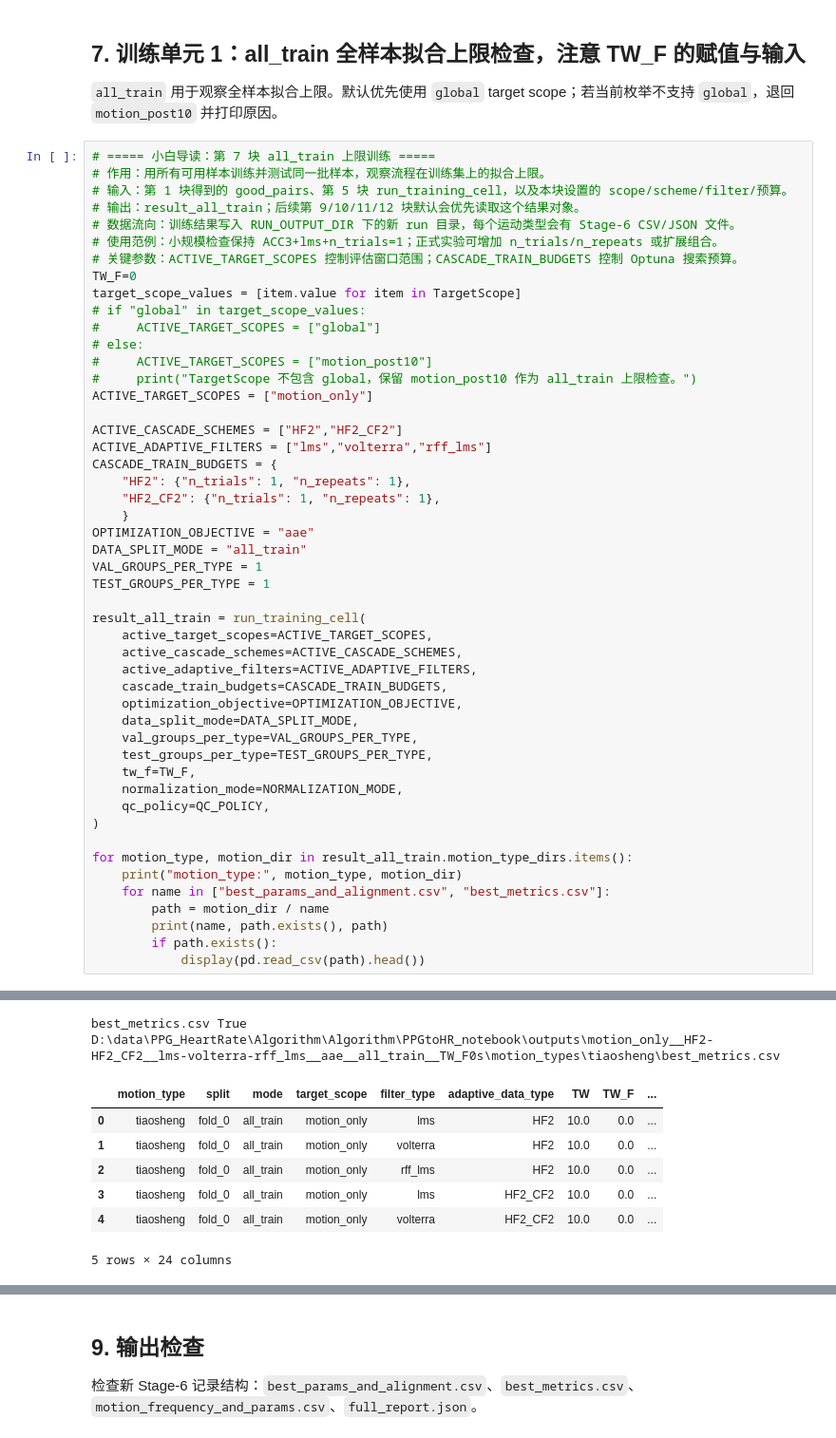
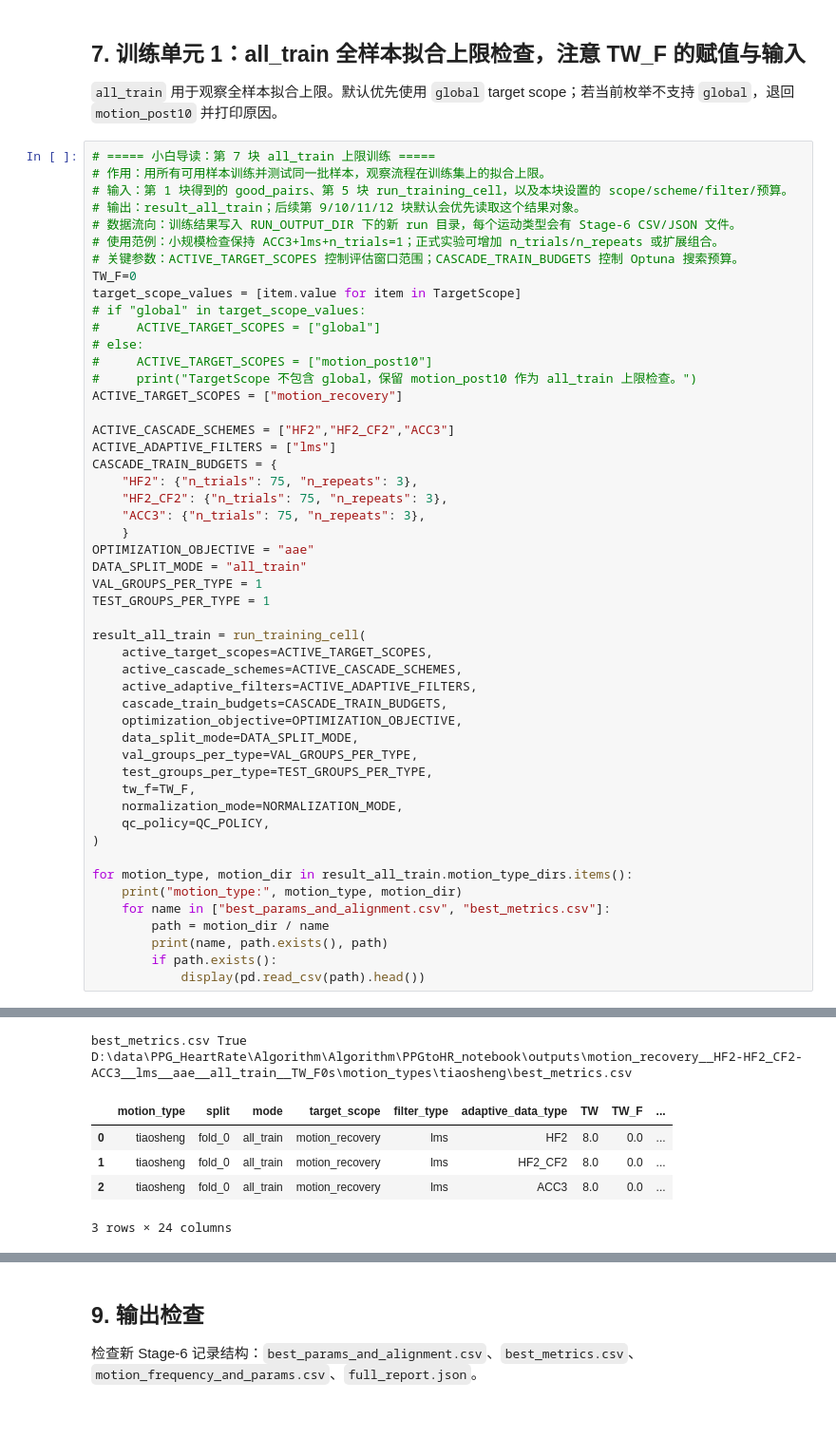
Before and after one commit to Scp-918/python_notebook_base3, a Jupyter notebook: notebooks/run_batch_adaptive_protocol.ipynb, the cells around one changed output, grey strips where cells are left out. Shown at 95% size. Saved outputs shown, nothing was run; the diff lists cells and outputs as text.

```diff
--- a/notebooks/run_batch_adaptive_protocol.ipynb
+++ b/notebooks/run_batch_adaptive_protocol.ipynb
@@ -725,13 +725,14 @@ target_scope_values = [item.value for item in TargetScope]
 # else:
 #     ACTIVE_TARGET_SCOPES = ["motion_post10"]
 #     print("TargetScope 不包含 global，保留 motion_post10 作为 all_train 上限检查。")
-ACTIVE_TARGET_SCOPES = ["motion_only"]
+ACTIVE_TARGET_SCOPES = ["motion_recovery"]
 
-ACTIVE_CASCADE_SCHEMES = ["HF2","HF2_CF2"]
-ACTIVE_ADAPTIVE_FILTERS = ["lms","volterra","rff_lms"]
+ACTIVE_CASCADE_SCHEMES = ["HF2","HF2_CF2","ACC3"]
+ACTIVE_ADAPTIVE_FILTERS = ["lms"]
 CASCADE_TRAIN_BUDGETS = {
-    "HF2": {"n_trials": 1, "n_repeats": 1},
-    "HF2_CF2": {"n_trials": 1, "n_repeats": 1},
+    "HF2": {"n_trials": 75, "n_repeats": 3},
+    "HF2_CF2": {"n_trials": 75, "n_repeats": 3},
+    "ACC3": {"n_trials": 75, "n_repeats": 3},
     }
 OPTIMIZATION_OBJECTIVE = "aae"
 DATA_SPLIT_MODE = "all_train"
@@ -787,9 +786,7 @@ best_params_and_alignment.csv True D:\data\PPG_HeartRate\Algorithm\Algorithm\PPG
-best_metrics.csv True D:\data\PPG_HeartRate\Algorithm\Algorithm\PPGtoHR_notebook\outputs\motion_only__HF2-HF2_CF2__lms-volterra-rff_lms__aae__all_train__TW_F0s\motion_types\tiaosheng\best_metrics.csv
+best_metrics.csv True D:\data\PPG_HeartRate\Algorithm\Algorithm\PPGtoHR_notebook\outputs\motion_recovery__HF2-HF2_CF2-ACC3__lms__aae__all_train__TW_F0s\motion_types\tiaosheng\best_metrics.csv
 |  | motion_type | split | mode | target_scope | filter_type | adaptive_data_type | TW | TW_F | ... |
-| 0 | tiaosheng | fold_0 | all_train | motion_only | lms | HF2 | 10.0 | 0.0 | ... |
-| 1 | tiaosheng | fold_0 | all_train | motion_only | volterra | HF2 | 10.0 | 0.0 | ... |
-| 2 | tiaosheng | fold_0 | all_train | motion_only | rff_lms | HF2 | 10.0 | 0.0 | ... |
-| 3 | tiaosheng | fold_0 | all_train | motion_only | lms | HF2_CF2 | 10.0 | 0.0 | ... |
-| 4 | tiaosheng | fold_0 | all_train | motion_only | volterra | HF2_CF2 | 10.0 | 0.0 | ... |
+| 0 | tiaosheng | fold_0 | all_train | motion_recovery | lms | HF2 | 8.0 | 0.0 | ... |
+| 1 | tiaosheng | fold_0 | all_train | motion_recovery | lms | HF2_CF2 | 8.0 | 0.0 | ... |
+| 2 | tiaosheng | fold_0 | all_train | motion_recovery | lms | ACC3 | 8.0 | 0.0 | ... |
-5 rows × 24 columns
+3 rows × 24 columns
 # %% [markdown]
```
Also changed, not shown: parts of 6 cells of this notebook, 14 other files.
